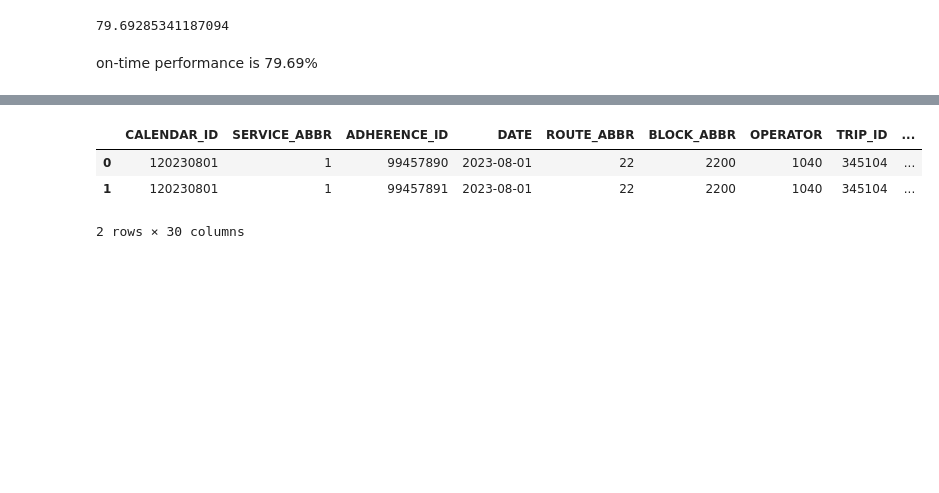
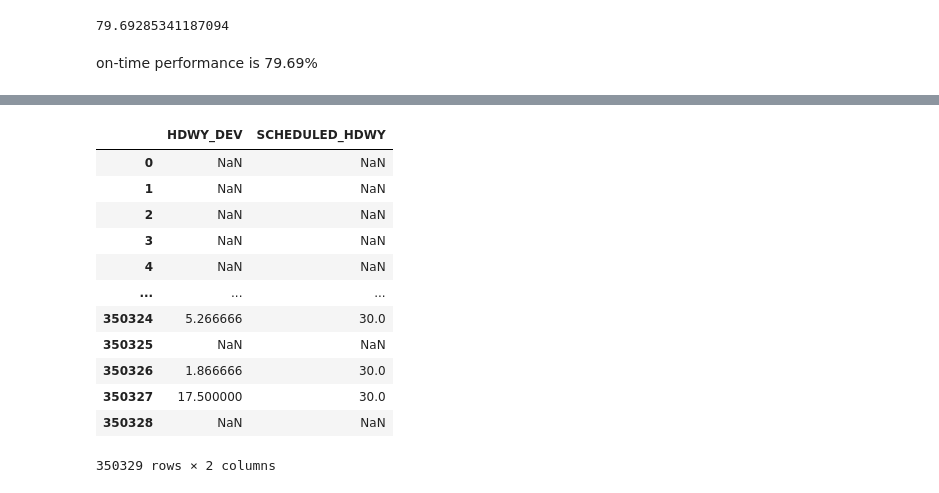
Before and after one commit to NSS-Data-Analytics-Cohort-12/wego-python-da12-pumpkin-py-latte, a Jupyter notebook: notebooks/we_go_project_patrick.ipynb, the cells around one changed output, grey strips where cells are left out. Saved outputs shown, nothing was run; the diff lists cells and outputs as text; code cells hidden in the pictures; blank space fills up the shorter version.

```diff
--- a/notebooks/we_go_project_patrick.ipynb
+++ b/notebooks/we_go_project_patrick.ipynb
@@ -1,8 +1,10 @@
 # %%
 import pandas as pd
-import matplotlib as plt
+import matplotlib.pyplot as plt
+import matplotlib as mpl
 import numpy as py
 import seaborn as sns
+pd.set_option('display.max_columns', None)
 # %%
 wego = pd.read_csv("../data/Headway Data, 8-1-2023 to 9-30-2023.csv")
 
@@ -52,7 +238,16 @@ what do the overall distributions of adherence and headway deviation look like?
 # %%
-wego.head(2)
+wego[['HDWY_DEV', 'SCHEDULED_HDWY']]
 # %% [output]
-|  | CALENDAR_ID | SERVICE_ABBR | ADHERENCE_ID | DATE | ROUTE_ABBR | BLOCK_ABBR | OPERATOR | TRIP_ID | ... |
-| 0 | 120230801 | 1 | 99457890 | 2023-08-01 | 22 | 2200 | 1040 | 345104 | ... |
-| 1 | 120230801 | 1 | 99457891 | 2023-08-01 | 22 | 2200 | 1040 | 345104 | ... |
+|  | HDWY_DEV | SCHEDULED_HDWY |
+| 0 | NaN | NaN |
+| 1 | NaN | NaN |
+| 2 | NaN | NaN |
+| 3 | NaN | NaN |
+| 4 | NaN | NaN |
+| ... | ... | ... |
+| 350324 | 5.266666 | 30.0 |
+| 350325 | NaN | NaN |
+| 350326 | 1.866666 | 30.0 |
+| 350327 | 17.500000 | 30.0 |
+| 350328 | NaN | NaN |
-2 rows × 30 columns
+350329 rows × 2 columns
```
Also changed, not shown: parts of 35 cells of this notebook.
